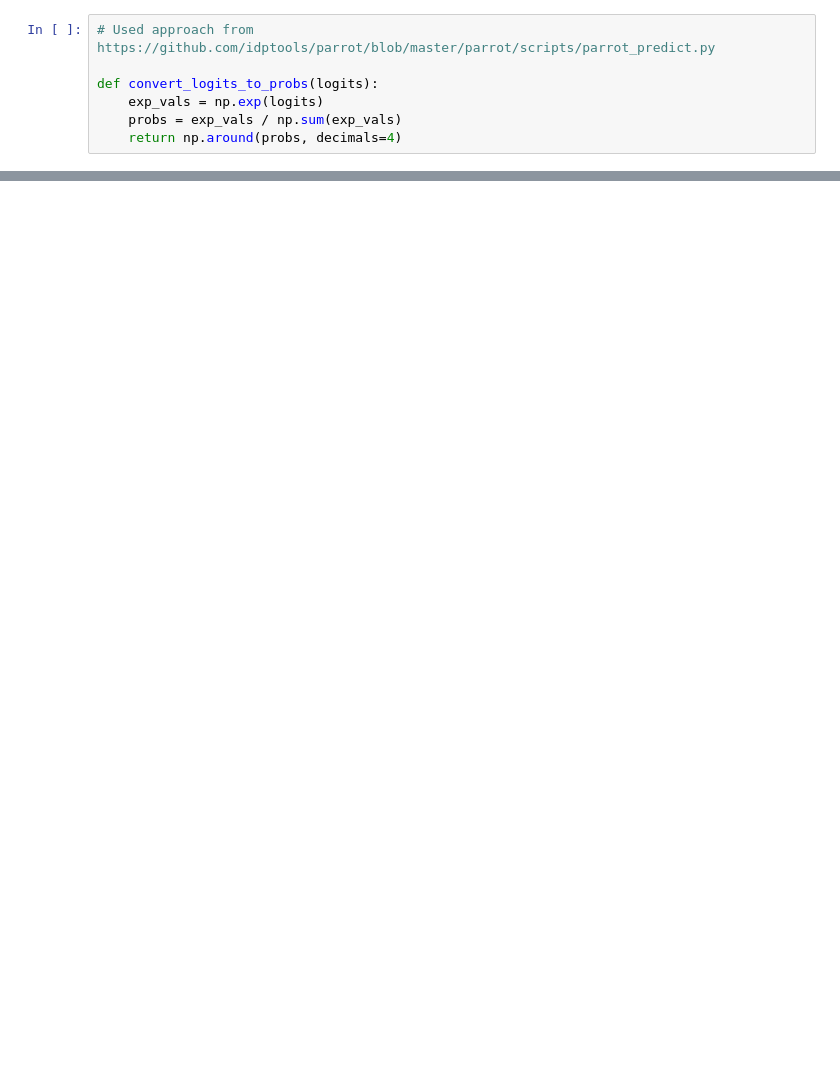
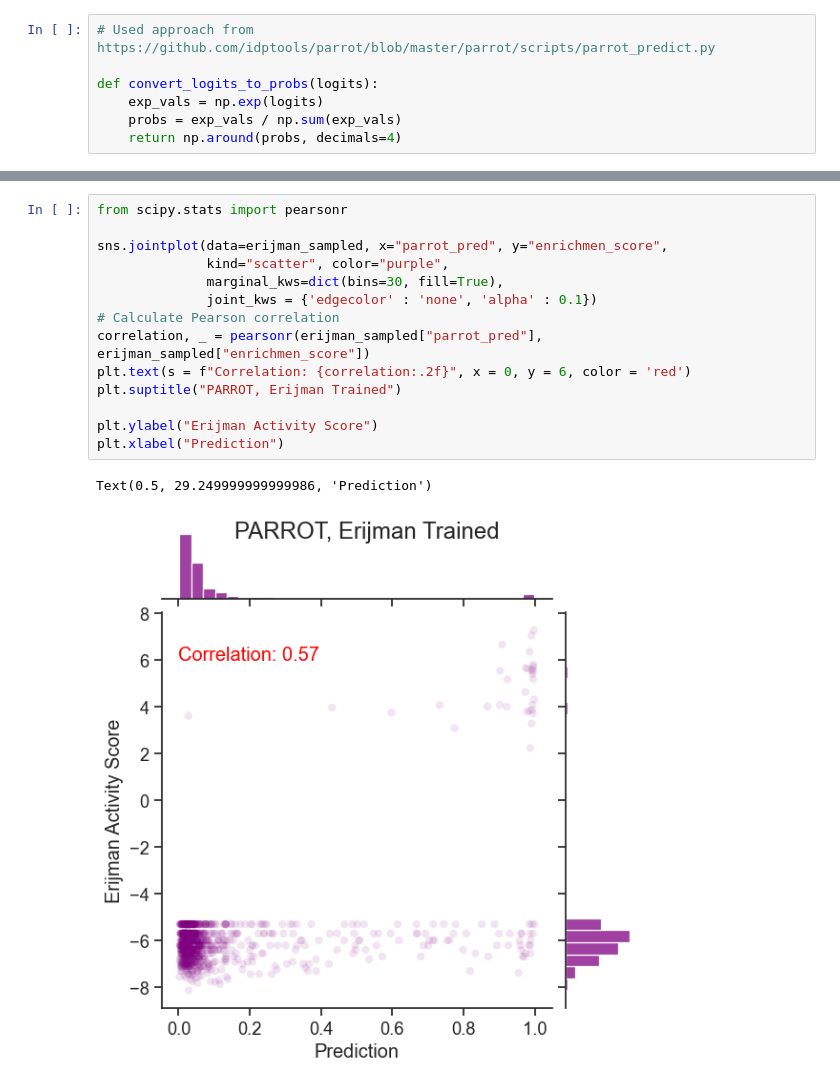
Before and after one commit to sanjanakotha/consensus_AD_predictor, a Jupyter notebook: notebooks/PARROT AD Predictor.ipynb, the cells around one changed output, grey strips where cells are left out. Cells and saved outputs as stored; diff of their text form; blank space fills up the shorter version.

```diff
--- a/notebooks/PARROT AD Predictor.ipynb
+++ b/notebooks/PARROT AD Predictor.ipynb
@@ -62,0 +174,17 @@ ax.set_xlabel("Tile");
+# %%
+from scipy.stats import pearsonr
+
+sns.jointplot(data=erijman_sampled, x="parrot_pred", y="enrichmen_score",
+              kind="scatter", color="purple",
+              marginal_kws=dict(bins=30, fill=True),
+              joint_kws = {'edgecolor' : 'none', 'alpha' : 0.1})
+# Calculate Pearson correlation
+correlation, _ = pearsonr(erijman_sampled["parrot_pred"], erijman_sampled["enrichmen_score"])
+plt.text(s = f"Correlation: {correlation:.2f}", x = 0, y = 6, color = 'red')
+plt.suptitle("PARROT, Erijman Trained")
+
+plt.ylabel("Erijman Activity Score")
+plt.xlabel("Prediction")
+# %% [output]
+Text(0.5, 29.249999999999986, 'Prediction')
+[figure, added]
```
Also changed, not shown: parts of 27 cells of this notebook, 36 other files.
